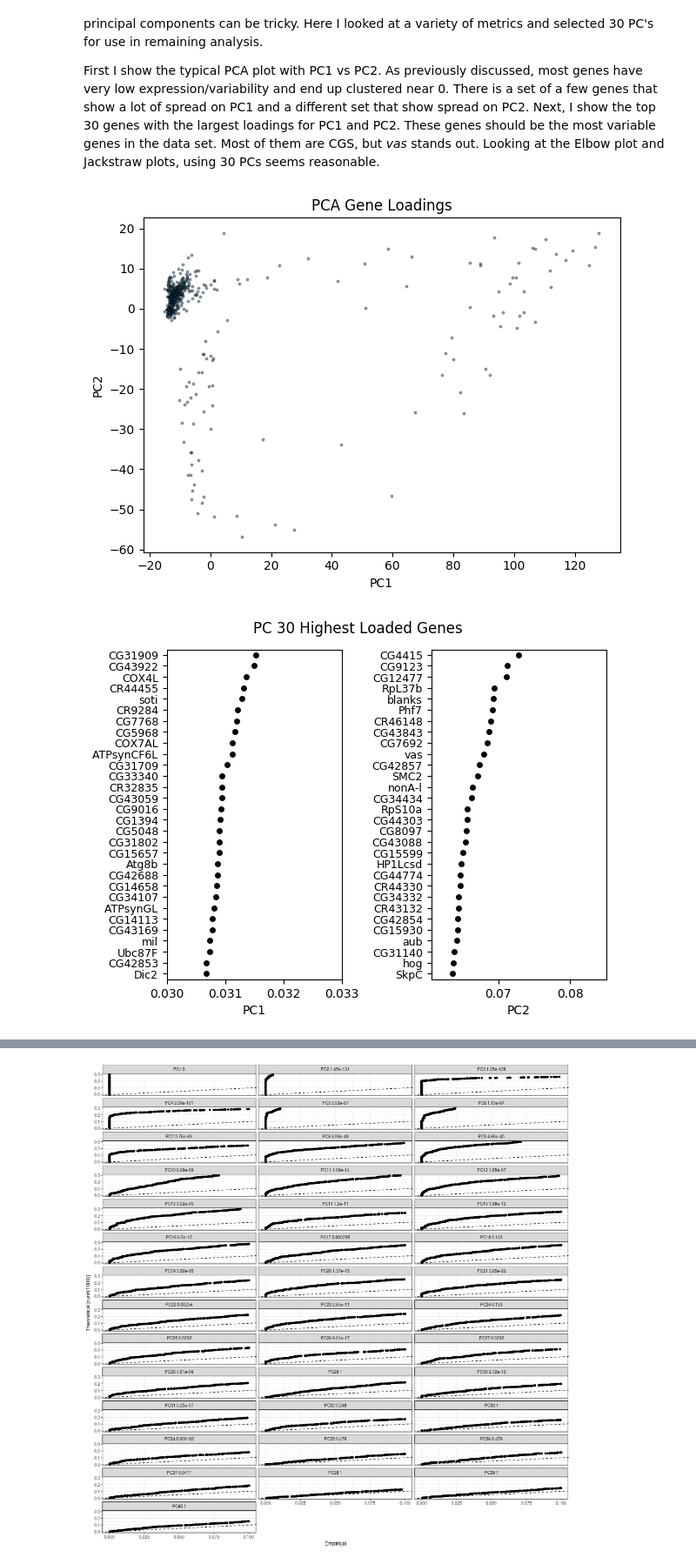
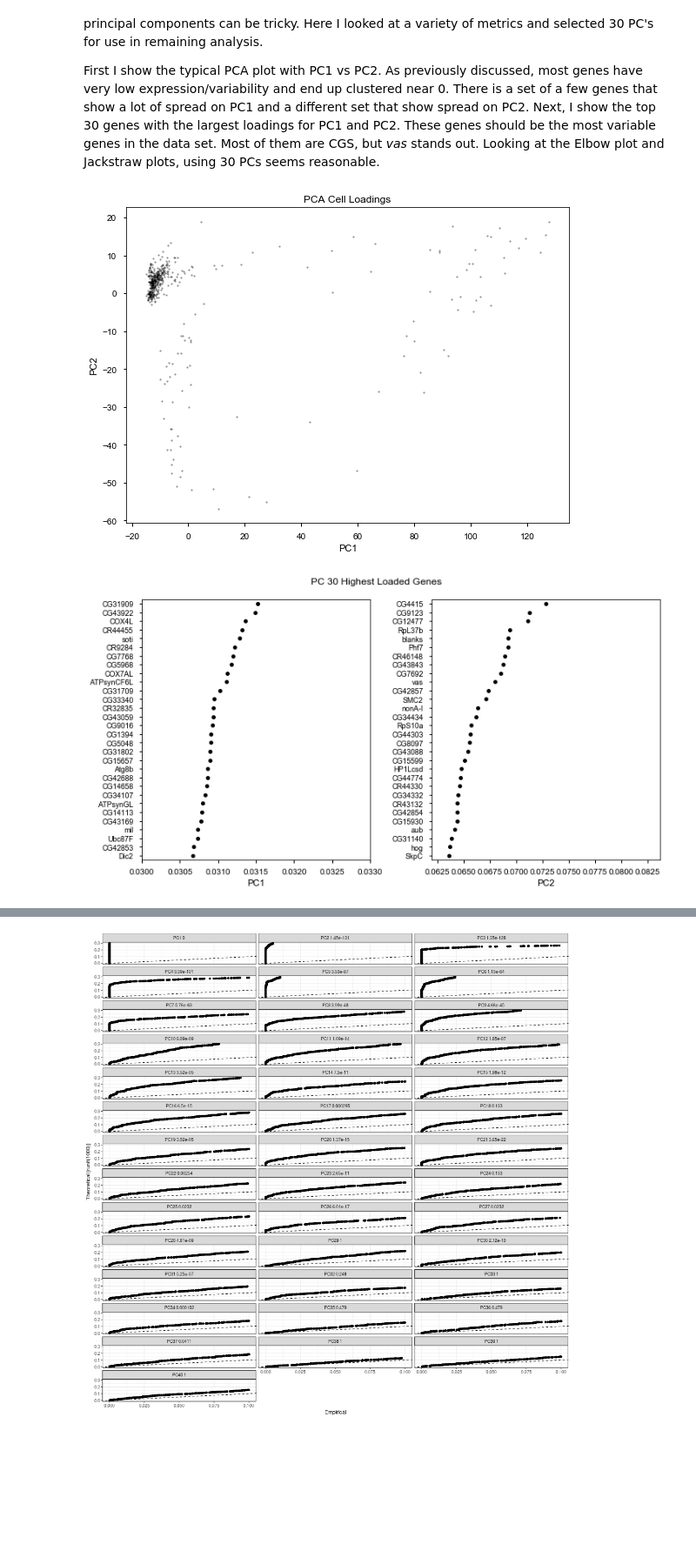
Before and after one commit to jfear/larval_gonad, a Jupyter notebook: docs/01.00-testis_pilot_scRNAseq_analysis.ipynb, the cells around one changed output, grey strips where cells are left out. Shown at 87% size. Saved outputs shown, nothing was run; the diff lists cells and outputs as text; code cells hidden in the pictures; blank space fills up the shorter version.

```diff
--- a/docs/01.00-testis_pilot_scRNAseq_analysis.ipynb
+++ b/docs/01.00-testis_pilot_scRNAseq_analysis.ipynb
@@ -199,9 +184,9 @@ _plot()
 
 Next we normalized the data. Seurat's normalizes gene expression by the total expression for each cell, multiplies by a scaling factors (10,000), and takes the natural log.
 # %%
-%%R -o norm
-testis = NormalizeData(object=testis, normalization.method="LogNormalize", scale.factor=1e4)
-norm = as.data.frame(as.matrix(testis@data))
+%%R
+sobj = NormalizeData(object=sobj, normalization.method="LogNormalize", scale.factor=1e4)
+norm = as.data.frame(as.matrix(sobj@data))
 
 write.table(norm, file=file.path(OUTPUT, 'normalized_read_counts.tsv'),
             quote=FALSE, sep="\t", row.names=TRUE, col.names=TRUE)
@@ -210,16 +195,16 @@ write.table(norm, file=file.path(OUTPUT, 'normalized_read_counts.tsv'),
 
 Next Seurat identifies variable genes for use in downstream analysis. For doing differential expression and clustering focusing on the variable genes speeds up analysis.  First, average expression and dispersion (variation) are calculated for each gene. Then genes are binned controlling for the relationship between variability and average expression. Here we select genes (n=2,588) in the white area to carry through to the analysis.
 # %%
-%%R -o dispersion
+%%R
 ### Detection of variable genes across the single cells
-testis = FindVariableGenes(object=testis, mean.function=ExpMean, dispersion.function=LogVMR, do.plot=FALSE,
+sobj = FindVariableGenes(object=sobj, mean.function=ExpMean, dispersion.function=LogVMR, do.plot=FALSE,
                            x.low.cutoff=0.01,
                            x.high.cutoff=3,
                            y.cutoff=0.5,
                            y.high.cutoff=Inf
                           )
 
-dispersion = as.data.frame(as.matrix(testis@hvg.info))
+dispersion = as.data.frame(as.matrix(sobj@hvg.info))
 
 write.table(dispersion,
             file=file.path(OUTPUT, 'dispersion.tsv'),
@@ -269,9 +255,9 @@ Next we regress out variability due to the number of UMI. To remove these 'unwan
 **Note: I would like to regress out the cell to cell variation picked up by mitochondrial expression. However, this caused one of the clusters to be removed so I need to think and discuss this further.**
 # %%
 %%R
-testis = ScaleData(object=testis, vars.to.regress=c("nUMI"), display.progress=FALSE)
+sobj = ScaleData(object=sobj, vars.to.regress=c("nUMI"), display.progress=FALSE)
 
-write.table(as.data.frame(testis@scale.data),
+write.table(as.data.frame(sobj@scale.data),
             file=file.path(OUTPUT, 'scaled.tsv'),
             quote=FALSE, sep="\t", row.names=TRUE, col.names=TRUE)
 # %% [markdown]
@@ -281,20 +267,20 @@ Next we use PCA to reduce the dimensionality of the dataset. Selection of the nu
 
 First I show the typical PCA plot with PC1 vs PC2. As previously discussed, most genes have very low expression/variability and end up clustered near 0. There is a set of a few genes that show a lot of spread on PC1 and a different set that show spread on PC2. Next, I show the top 30 genes with the largest loadings for PC1 and PC2. These genes should be the most variable genes in the data set. Most of them are CGS, but *vas* stands out. Looking at the Elbow plot and Jackstraw plots, using 30 PCs seems reasonable.
 # %%
-%%R -o pca_res -o gene_loadings -o pca_stdev
+%%R
 ### Perform linear dimensional reduction
-testis = RunPCA(object=testis, pc.genes=testis@var.genes, do.print=FALSE,
+sobj = RunPCA(object=sobj, pc.genes=sobj@var.genes, do.print=FALSE,
                 pcs.print=1:5, genes.print=5, pcs.compute=100)
 
 # ProjectPCA scores each gene in the dataset (including genes not included in the PCA) based on their correlation
 # with the calculated components. Though we don't use this further here, it can be used to identify markers that
 # are strongly correlated with cellular heterogeneity, but may not have passed through variable gene selection.
 # The results of the projected PCA can be explored by setting use.full=T in the functions above
-testis = ProjectPCA(object=testis, do.print=FALSE)
+sobj = ProjectPCA(object=sobj, do.print=FALSE)
 
-pca_res = as.data.frame(testis@dr$pca@cell.embeddings)
-gene_loadings = as.data.frame(testis@dr$pca@gene.loadings)
-pca_stdev = testis@dr$pca@sdev
+pca_res = as.data.frame(sobj@dr$pca@cell.embeddings)
+gene_loadings = as.data.frame(sobj@dr$pca@gene.loadings)
+pca_stdev = sobj@dr$pca@sdev
 
 write.table(pca_res,
             file=file.path(OUTPUT, 'principal_components_cell.tsv'),
@@ -303,47 +289,54 @@ write.table(pca_res,
 write.table(gene_loadings,
             file=file.path(OUTPUT, 'principal_components_gene.tsv'),
             quote=FALSE, sep="\t", row.names=TRUE, col.names=TRUE)
+
+write.table(pca_stdev,
+            file=file.path(OUTPUT, 'principal_components_stdev.tsv'),
+            quote=FALSE, sep="\t", row.names=TRUE, col.names=TRUE)
 # %%
-@make_figs(nbconfig.fig_name('pca_plot'), styles=nbconfig.styles)
+@make_figs(nbconfig.fig_name('pca_plot'), styles=nbconfig.styles, formats=nbconfig.formats)
 def plot_pca2():
     # Adjust sign for PCs
+    pca_res = nbconfig.seurat.get_principal_components_cell()
 
     fig, ax = plt.subplots(1, 1)
-    ax.scatter(pca_res.PC1, pca_res.PC2, alpha=.4, s=3, edgecolor='k')
+    ax.scatter(pca_res.PC1, pca_res.PC2, alpha=.4, s=3, facecolor='k', edgecolor='k')
     ax.set_xlabel('PC1')
     ax.set_ylabel('PC2')
-    ax.set_title('PCA Gene Loadings')
+    ax.set_title('PCA Cell Loadings')
 
 plot_pca2()
 # %% [output]
-[figure, old version]
+[figure, new version]
 # %%
 @make_figs(nbconfig.fig_name('pca_highest'), styles=nbconfig.styles_wide, kws_layout={"rect": [0, 0, 1, .95]})
 def plot_pca1():
     # Adjust sign for PCs
+    gene_loadings = nbconfig.seurat.get_principal_components_gene()
+
     ## Sign is irrelavant with PCs, I am curious at looking at most variable
     pc1 = abs(gene_loadings.PC1).sort_values(ascending=False).head(30).reset_index()
     pc2 = abs(gene_loadings.PC2).sort_values(ascending=False).head(30).reset_index()
 
     fig, (ax1, ax2) = plt.subplots(1, 2)
 
     def adjust_font(ax):
         labels = []
         for l in ax.get_yticklabels():
-            labels.append(fbgn2symbol[l.get_text()])
+            labels.append(nbconfig.fbgn2symbol[l.get_text()])
         ax.set_yticklabels(labels, fontsize=9)
 
-    sns.stripplot(x="PC1", y="index", data=pc1, ax=ax1, color='k')
+    sns.stripplot(x="PC1", y="FBgn", data=pc1, ax=ax1, color='k')
     ax1.set_xlim(0.03, 0.033)
     ax1.set_ylabel('')
     adjust_font(ax1)
 
-    sns.stripplot(x="PC2", y="index", data=pc2, ax=ax2, color='k')
+    sns.stripplot(x="PC2", y="FBgn", data=pc2, ax=ax2, color='k')
     ax2.set_ylabel('')
     adjust_font(ax2)
 
     plt.suptitle('PC 30 Highest Loaded Genes')
 
 plot_pca1()
 # %% [output]
-[figure, old version]
+[figure, new version]
```
Also changed, not shown: parts of 26 cells of this notebook, 3 other files.
